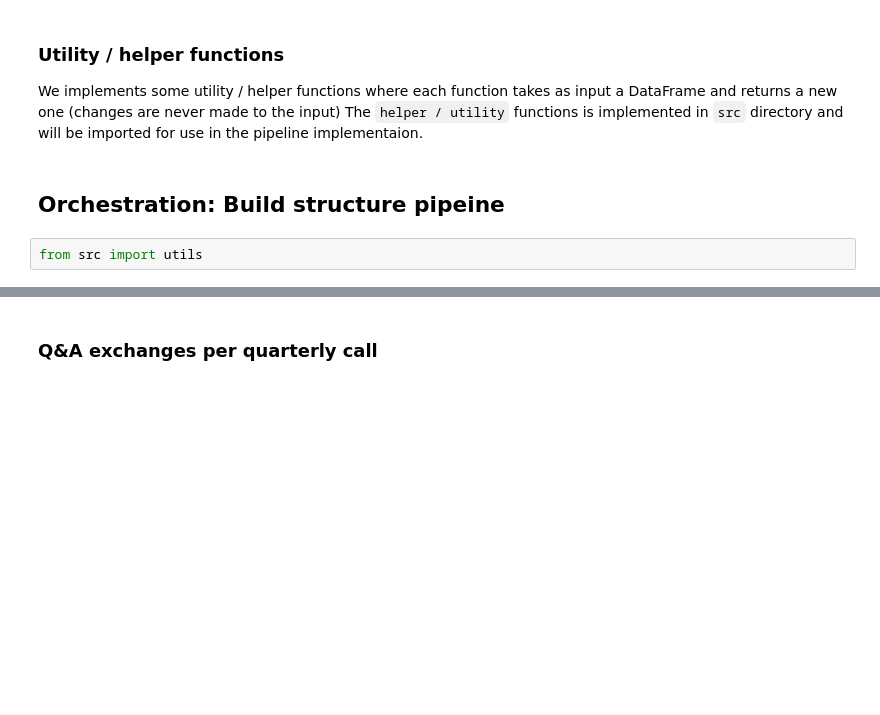
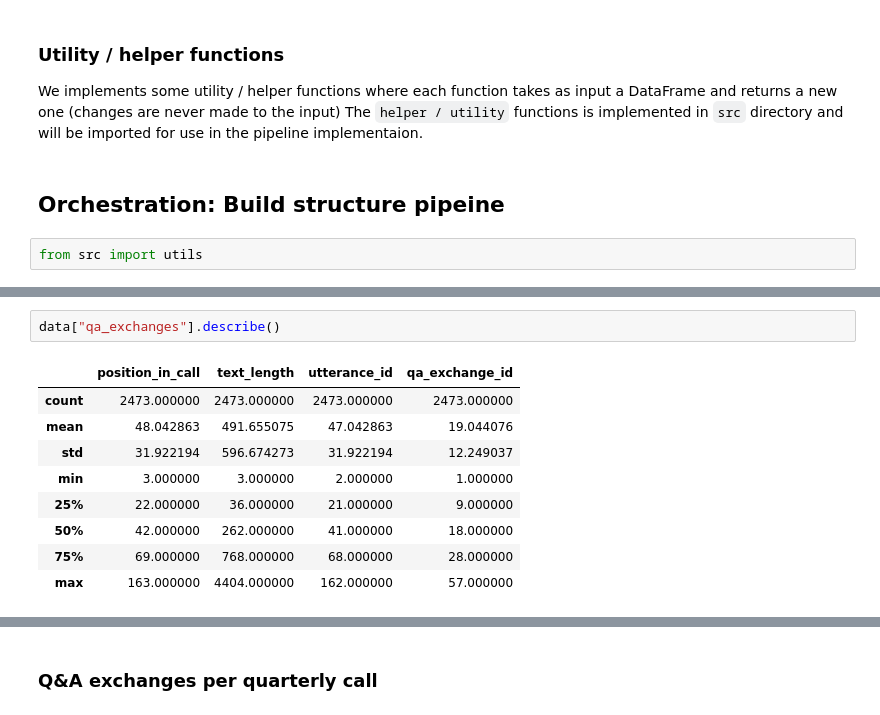
Before and after one commit to maybebool/boe-financial-analysis, a Jupyter notebook: notebooks/john/00_upload_and_clean_csv.ipynb, the cells around one changed output, grey strips where cells are left out. Drawn from its saved outputs; the diff is of its cells as text; blank space fills up the shorter version.

```diff
--- a/notebooks/john/00_upload_and_clean_csv.ipynb
+++ b/notebooks/john/00_upload_and_clean_csv.ipynb
@@ -421,3 +589,15 @@ print("\nSaved structured_utterances.csv, structured_sentences.csv, qa_exchanges
+# %%
+data["qa_exchanges"].describe()
+# %% [output]
+|  | position_in_call | text_length | utterance_id | qa_exchange_id |
+| count | 2473.000000 | 2473.000000 | 2473.000000 | 2473.000000 |
+| mean | 48.042863 | 491.655075 | 47.042863 | 19.044076 |
+| std | 31.922194 | 596.674273 | 31.922194 | 12.249037 |
+| min | 3.000000 | 3.000000 | 2.000000 | 1.000000 |
+| 25% | 22.000000 | 36.000000 | 21.000000 | 9.000000 |
+| 50% | 42.000000 | 262.000000 | 41.000000 | 18.000000 |
+| 75% | 69.000000 | 768.000000 | 68.000000 | 28.000000 |
+| max | 163.000000 | 4404.000000 | 162.000000 | 57.000000 |
 # %%
 def exchanges_per_quarter(qa: pd.DataFrame, include_filler: bool = True) -> pd.DataFrame:
     """
```
Also changed, not shown: parts of 24 cells of this notebook, 9 other files.
